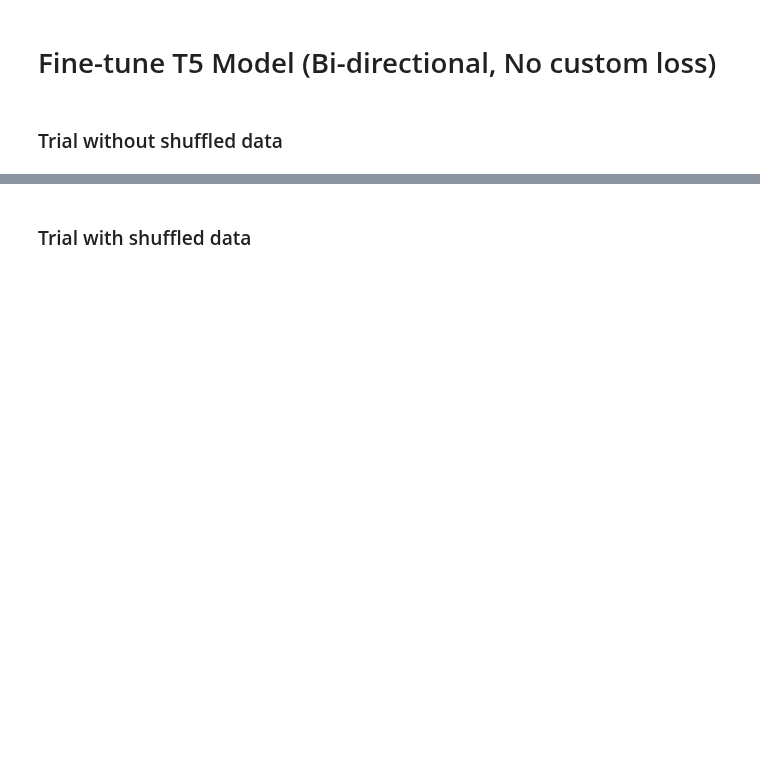
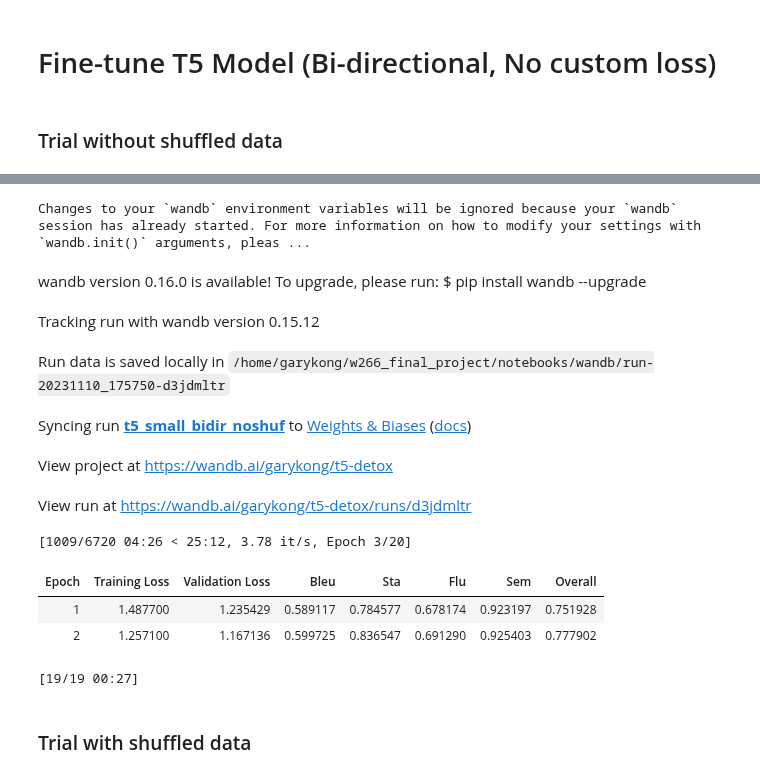
Before and after one commit to garyukong/T5-TextDetoxification, a Jupyter notebook: notebooks/3_Models.ipynb, the cells around one changed output, grey strips where cells are left out. Saved outputs shown, nothing was run; the diff lists cells and outputs as text; code cells hidden in the pictures; blank space fills up the shorter version.

```diff
--- a/notebooks/3_Models.ipynb
+++ b/notebooks/3_Models.ipynb
@@ -841,2 +872,26 @@ Run history:
+# %%
+trainer_bd_ns = training_pipeline(
+    model_name="t5_small_bidir_noshuf",
+    project_name="t5-detox",
+    model_checkpoint="t5-small",
+    use_validation=True,
+    raw_datasets=raw_datasets,
+    bidirectional=True,
+    shuffle=False,
+    do_train=True
+)
+# %% [output]
+Changes to your `wandb` environment variables will be ignored because your `wandb` session has already started. For more information on how to modify your settings with `wandb.init()` arguments, pleas ...
+wandb version 0.16.0 is available! To upgrade, please run: $ pip install wandb --upgrade
+Tracking run with wandb version 0.15.12
+Run data is saved locally in /home/garykong/w266_final_project/notebooks/wandb/run-20231110_175750-d3jdmltr
+Syncing run t5_small_bidir_noshuf to Weights & Biases (docs)
+View project at https://wandb.ai/garykong/t5-detox
+View run at https://wandb.ai/garykong/t5-detox/runs/d3jdmltr
+[1009/6720 04:26 < 25:12, 3.78 it/s, Epoch 3/20]
+| Epoch | Training Loss | Validation Loss | Bleu | Sta | Flu | Sem | Overall |
+| 1 | 1.487700 | 1.235429 | 0.589117 | 0.784577 | 0.678174 | 0.923197 | 0.751928 |
+| 2 | 1.257100 | 1.167136 | 0.599725 | 0.836547 | 0.691290 | 0.925403 | 0.777902 |
+[19/19 00:27]
 # %% [markdown]
 ### Trial with shuffled data
```
Also changed, not shown: parts of 18 cells of this notebook.
